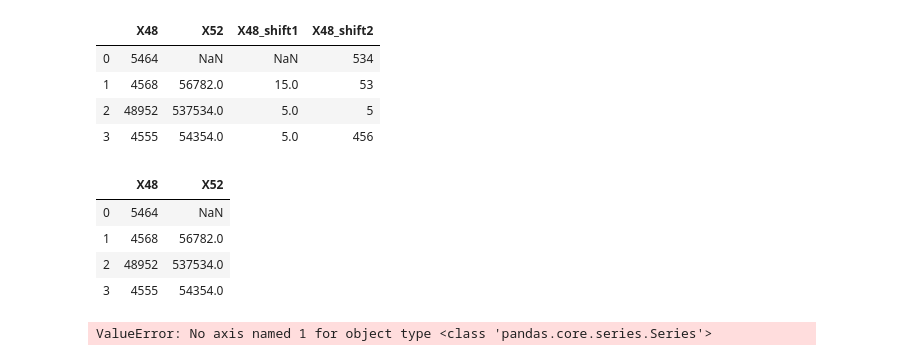
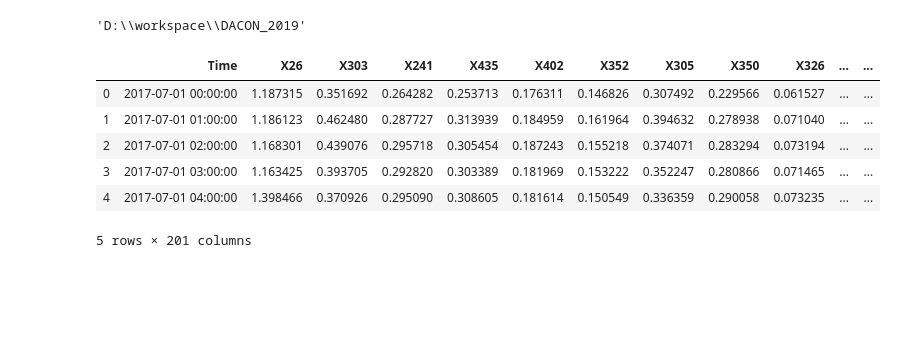
Before and after one commit to yagippi27/DACON_CONTEST_2019, a Jupyter notebook: SUHYUN/Untitled.ipynb, the cells around one changed output. Saved outputs shown, nothing was run; the diff lists cells and outputs as text; code cells hidden in the pictures; blank space fills up the shorter version.

```diff
--- a/SUHYUN/Untitled.ipynb
+++ b/SUHYUN/Untitled.ipynb
@@ -13,22 +5,4 @@ Y_train = df2
-# %%
-X_train
-# %% [output]
-|  | X48 | X52 | X48_shift1 | X48_shift2 |
-| 0 | 5464 | NaN | NaN | 534 |
-| 1 | 4568 | 56782.0 | 15.0 | 53 |
-| 2 | 48952 | 537534.0 | 5.0 | 5 |
-| 3 | 4555 | 54354.0 | 5.0 | 456 |
-# %%
-Y_train
-# %% [output]
-|  | X48 | X52 |
-| 0 | 5464 | NaN |
-| 1 | 4568 | 56782.0 |
-| 2 | 48952 | 537534.0 |
-| 3 | 4555 | 54354.0 |
-# %%
-for X in df2.columns:
-    X_train.drop('{}'.format(X), axis=1, inplace =True)
-    Y_train['{}'.format(X)].dropna(axis=1)
-# %% [output]
-ValueError: No axis named 1 for object type <class 'pandas.core.series.Series'>
+# %%
+os.getcwd()
+# %% [output]
+'D:\\workspace\\DACON_2019'
@@ -34,0 +11,11 @@ ValueError: No axis named 1 for object type <class 'pandas.core.series.Series'>
+# %%
+test = pd.read_csv("./SOOMIN/data/Test_데이콘전처리및시간별평균.csv")
+test.head()
+# %% [output]
+|  | Time | X26 | X303 | X241 | X435 | X402 | X352 | X305 | X350 | X326 | ... | ... |
+| 0 | 2017-07-01 00:00:00 | 1.187315 | 0.351692 | 0.264282 | 0.253713 | 0.176311 | 0.146826 | 0.307492 | 0.229566 | 0.061527 | ... | ... |
+| 1 | 2017-07-01 01:00:00 | 1.186123 | 0.462480 | 0.287727 | 0.313939 | 0.184959 | 0.161964 | 0.394632 | 0.278938 | 0.071040 | ... | ... |
+| 2 | 2017-07-01 02:00:00 | 1.168301 | 0.439076 | 0.295718 | 0.305454 | 0.187243 | 0.155218 | 0.374071 | 0.283294 | 0.073194 | ... | ... |
+| 3 | 2017-07-01 03:00:00 | 1.163425 | 0.393705 | 0.292820 | 0.303389 | 0.181969 | 0.153222 | 0.352247 | 0.280866 | 0.071465 | ... | ... |
+| 4 | 2017-07-01 04:00:00 | 1.398466 | 0.370926 | 0.295090 | 0.308605 | 0.181614 | 0.150549 | 0.336359 | 0.290058 | 0.073235 | ... | ... |
+5 rows × 201 columns
```
Also changed, not shown: parts of 10 cells of this notebook, 8 other files.
